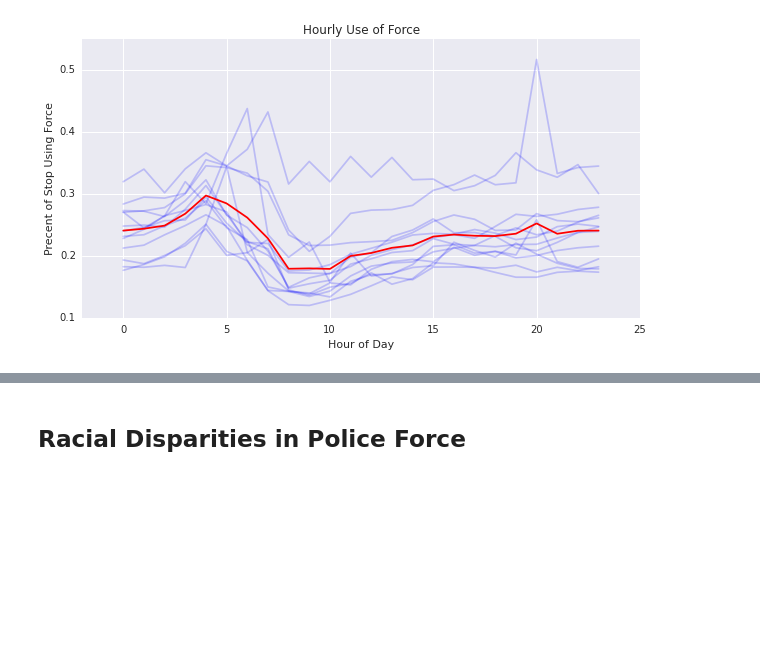
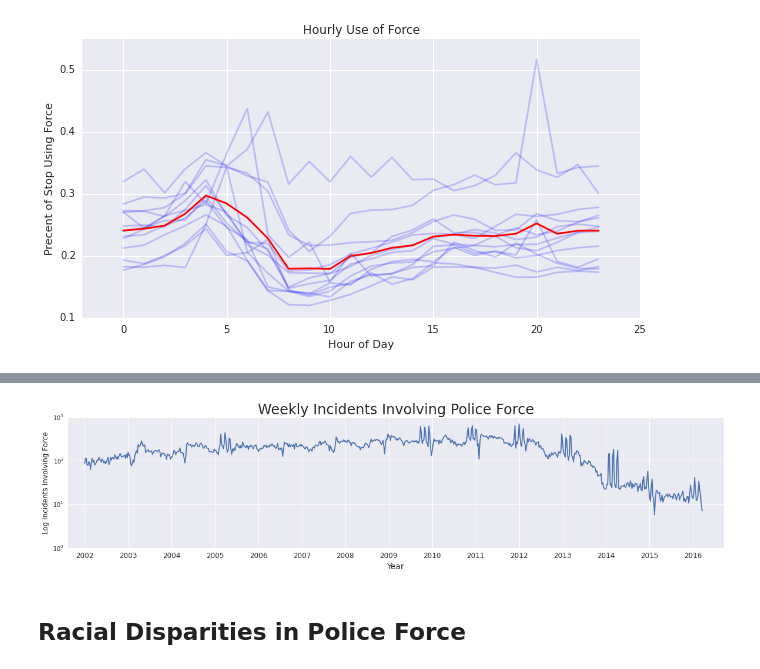
Before and after one commit to garethdavidjones/NYCFrisk, a Jupyter notebook: UseOfForce.ipynb, the cells around one changed output, grey strips where cells are left out. Saved outputs shown, nothing was run; the diff lists cells and outputs as text; code cells hidden in the pictures; blank space fills up the shorter version.

```diff
--- a/UseOfForce.ipynb
+++ b/UseOfForce.ipynb
@@ -123,3 +106,16 @@ plt.show()
+# %%
+plt.figure(figsize=(20,4))
+plt.plot(num_pf)
+plt.title("Weekly Incidents Involving Police Force",fontsize=24)
+plt.xlim(-20, 765)
+plt.semilogy()
+plt.ylabel("Log Incidents Involving Force", fontsize=12)
+plt.xlabel("Year", fontsize=14)
+plt.xticks([x * 52 for x in range(0, 15)], list(range(2002,2017)),fontsize=12)
+
+plt.show()
+# %% [output]
+[figure, added]
 # %% [markdown]
 ## Racial Disparities in Police Force
 # %%
```
Also changed, not shown: parts of 27 cells of this notebook, 1 other file.
